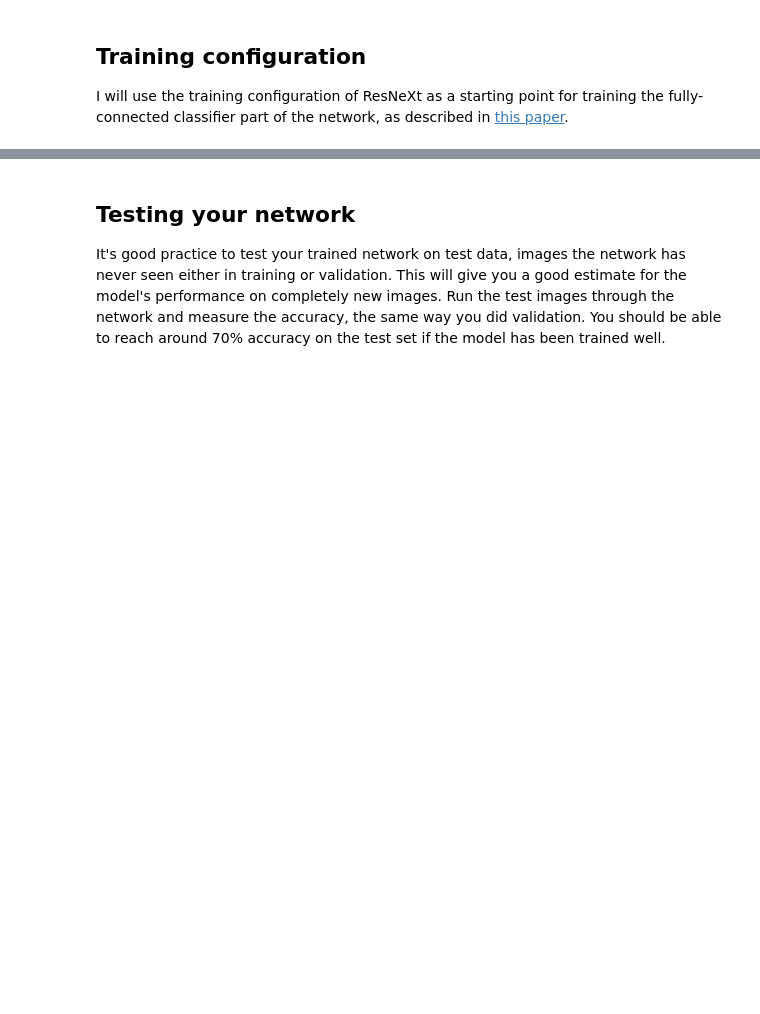
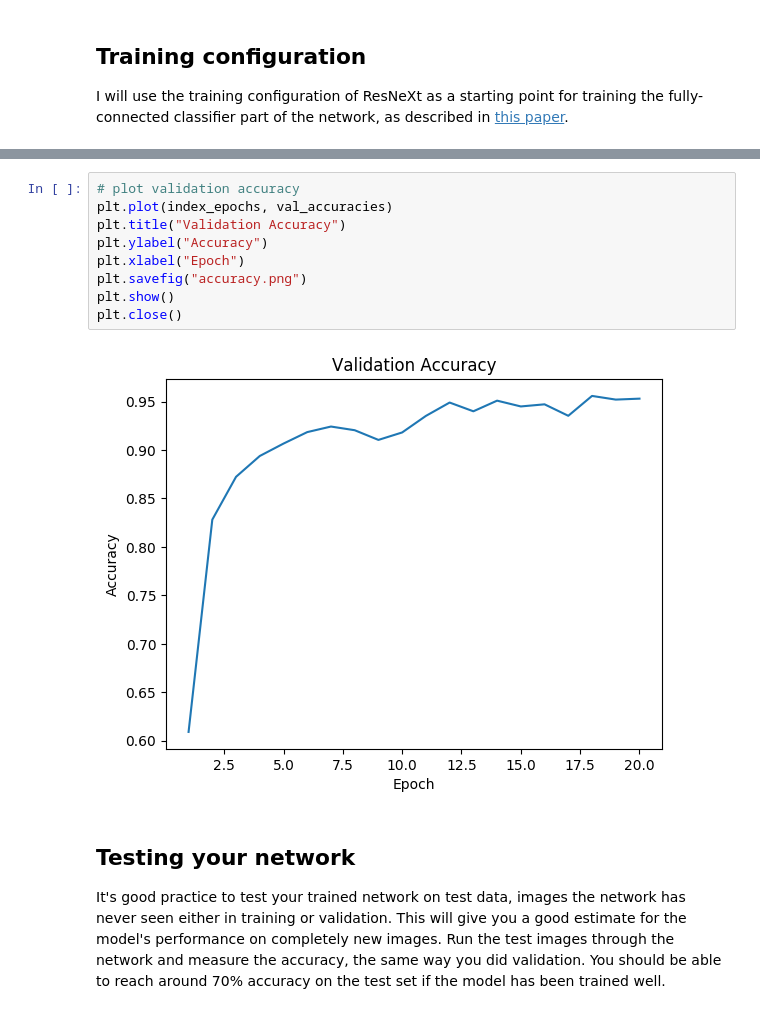
Before and after one commit to theThing92/image_classifier, a Jupyter notebook: Image Classifier Project.ipynb, the cells around one changed output, grey strips where cells are left out. Cells and saved outputs as stored; diff of their text form; blank space fills up the shorter version.

```diff
--- a/Image Classifier Project.ipynb
+++ b/Image Classifier Project.ipynb
@@ -196,3 +301,14 @@ for e in range(epochs):
+# %%
+# plot validation accuracy
+plt.plot(index_epochs, val_accuracies)
+plt.title("Validation Accuracy")
+plt.ylabel("Accuracy")
+plt.xlabel("Epoch")
+plt.savefig("accuracy.png")
+plt.show()
+plt.close()
+# %% [output]
+[figure, added]
 # %% [markdown]
 ## Testing your network
 
```
Also changed, not shown: parts of 23 cells of this notebook, 1 other file.
